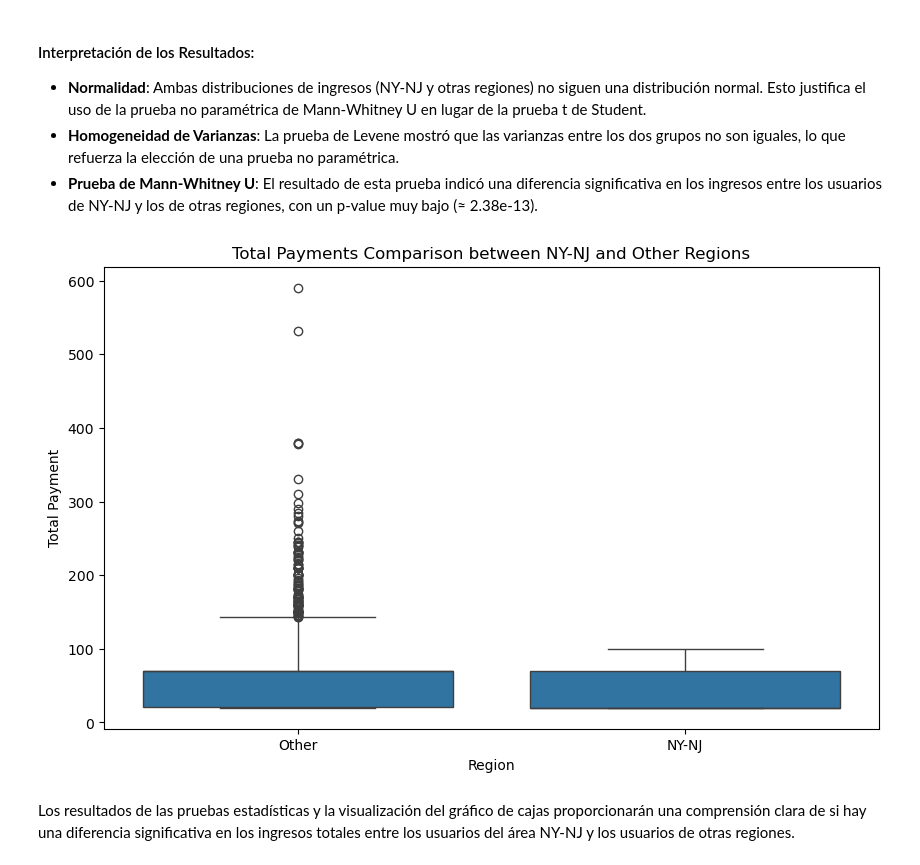
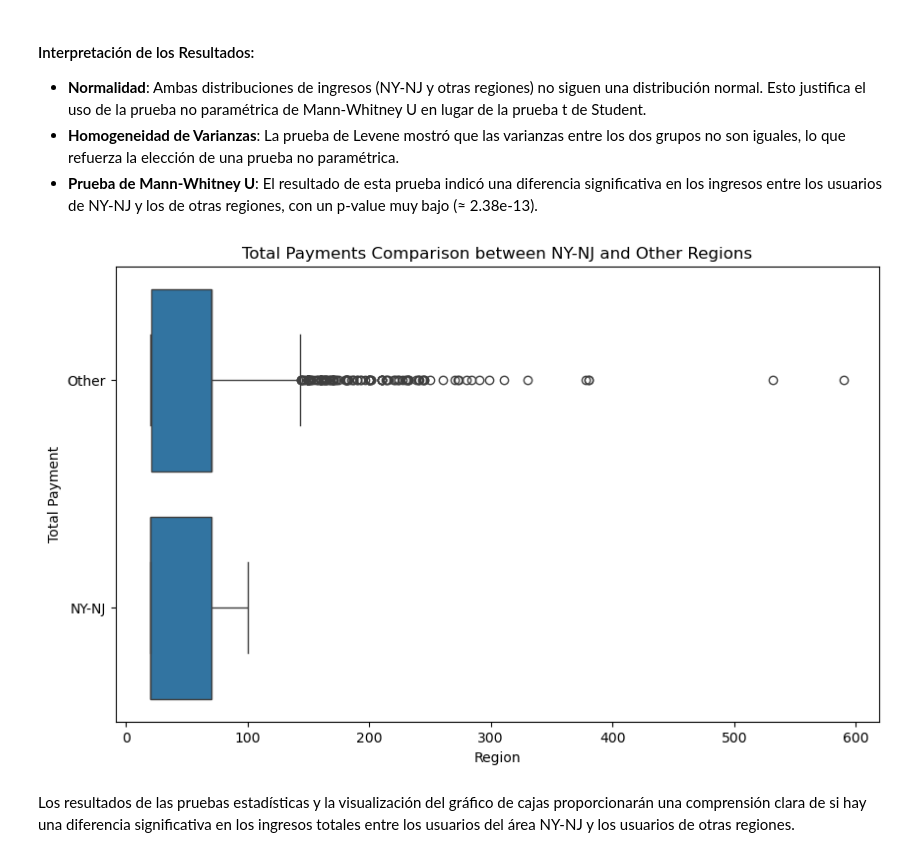
Before and after one commit to TT-DataProjects/DS8-megaline-plan-recommendation, a Jupyter notebook: notebooks/2-data_analysis.ipynb, the cells around one changed output. Drawn from its saved outputs; the diff is of its cells as text; code cells hidden in the pictures.

```diff
--- a/notebooks/2-data_analysis.ipynb
+++ b/notebooks/2-data_analysis.ipynb
@@ -265,15 +230,15 @@ Resultado de la prueba: MannwhitneyuResult(statistic=np.float64(73470.5), pvalue
 # %%
 # Visualización de los datos
 plt.figure(figsize=(10, 6))
-sns.boxplot(x=state_filter.replace({True: 'NY-NJ', False: 'Other'}),
-            y='total_payment',
+sns.boxplot(y=state_filter.replace({True: 'NY-NJ', False: 'Other'}),
+            x='total_payment',
             data=usage_data)
 plt.title('Total Payments Comparison between NY-NJ and Other Regions')
 plt.xlabel('Region')
 plt.ylabel('Total Payment')
 plt.show()
 # %% [output]
-[figure, old version]
+[figure, new version]
 # %% [markdown]
 Los resultados de las pruebas estadísticas y la visualización del gráfico de cajas proporcionarán una comprensión clara de si hay una diferencia significativa en los ingresos totales entre los usuarios del área NY-NJ y los usuarios de otras regiones.
 # %%
```
Also changed, not shown: parts of 14 cells of this notebook, 1 other file.
